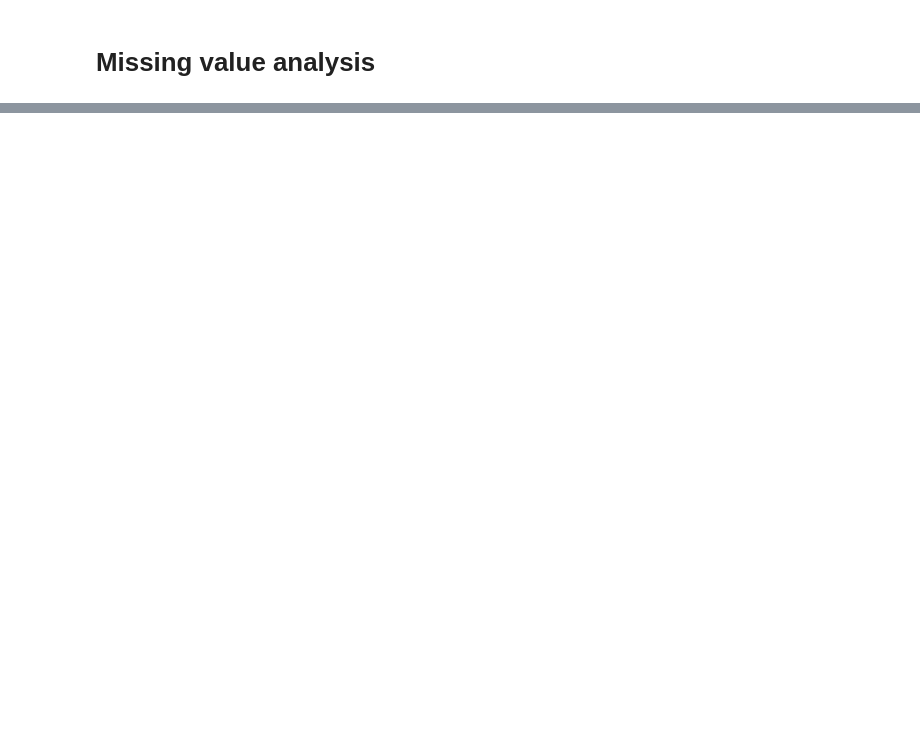
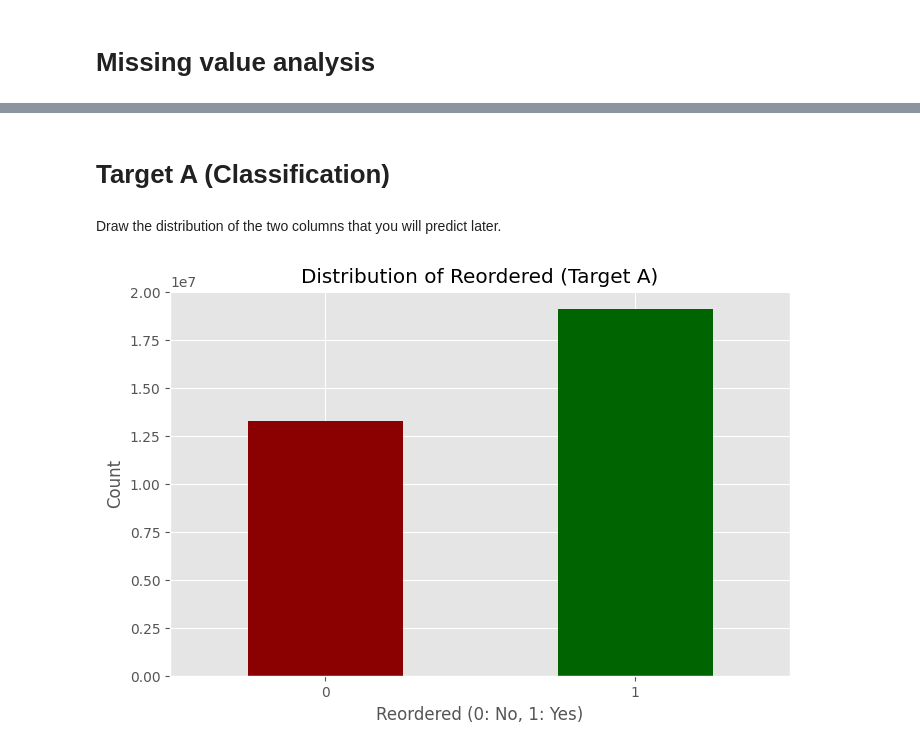
Before and after one commit to mohammed-lafi1035/DS230_final_Project_AE, a Jupyter notebook: Welcome_To_Colab.ipynb, the cells around one changed output, grey strips where cells are left out. Drawn from its saved outputs; the diff is of its cells as text; code cells hidden in the pictures; blank space fills up the shorter version.

Commit message:
Distribution plots for numeric features and target(s) (histogram, density).

```diff
--- a/Welcome_To_Colab.ipynb
+++ b/Welcome_To_Colab.ipynb
@@ -171,14 +147,0 @@ for col in high_card_cols:
-# %%
-target_mean = instacart_data.groupby('product_id')['reordered'].mean()
-instacart_data['product_target_enc'] = instacart_data['product_id'].map(target_mean)
-# %%
-from sklearn.preprocessing import StandardScaler
-
-scale_cols = [
-    'days_since_prior_order_wins',
-    'product_id_freq',
-    'user_id_freq'
-]
-
-scaler = StandardScaler()
-instacart_data[scale_cols] = scaler.fit_transform(instacart_data[scale_cols])
@@ -201,6 +148,21 @@ user_product_features = instacart_data.groupby(['user_id', 'product_id']).agg(
-# %%
-instacart_data = instacart_data.merge(user_features, on='user_id', how='left')
-instacart_data = instacart_data.merge(product_features, on='product_id', how='left')
-instacart_data = instacart_data.merge(user_product_features, on=['user_id','product_id'], how='left')
-# %%
-instacart_data['log_user_orders'] = np.log1p(instacart_data['user_total_orders'])
+# %% [markdown]
+# Target A (Classification)
+# %% [markdown]
+Draw the distribution of the two columns that you will predict later.
+# %%
+
+plt.style.use('ggplot')
+
+# 1. توزيع هدف التصنيف (Classification Target: reordered)
+
+reorder_counts = instacart_data['reordered'].value_counts().sort_index()#لتلخيص ملايين الأسطر في جدول صغير جداً value_counts().sort_index() استخدمنا ال
+
+plt.figure(figsize=(8, 5))
+reorder_counts.plot(kind='bar', color=['darkred', 'darkgreen'])#(RAM)للتخفيف الثقل على الذاكرة المؤقتة  kind=barاستخدمنا ال
+plt.title('Distribution of Reordered (Target A)')
+plt.xlabel('Reordered (0: No, 1: Yes)')#عشان نعرف نسبة الفرق بين الطلبات التي اعيد طلبها و الطلبات التي لم يعاد طلبها
+plt.ylabel('Count')
+plt.xticks(rotation=0)
+plt.show()
+# %% [output]
+[figure, added]
```
Also changed, not shown: parts of 21 cells of this notebook.
